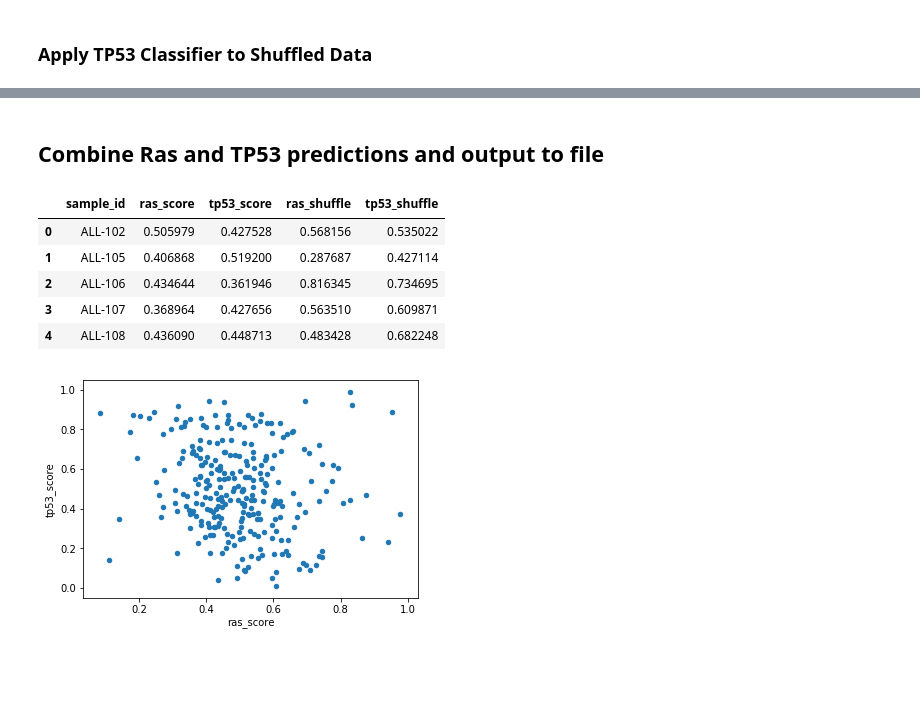
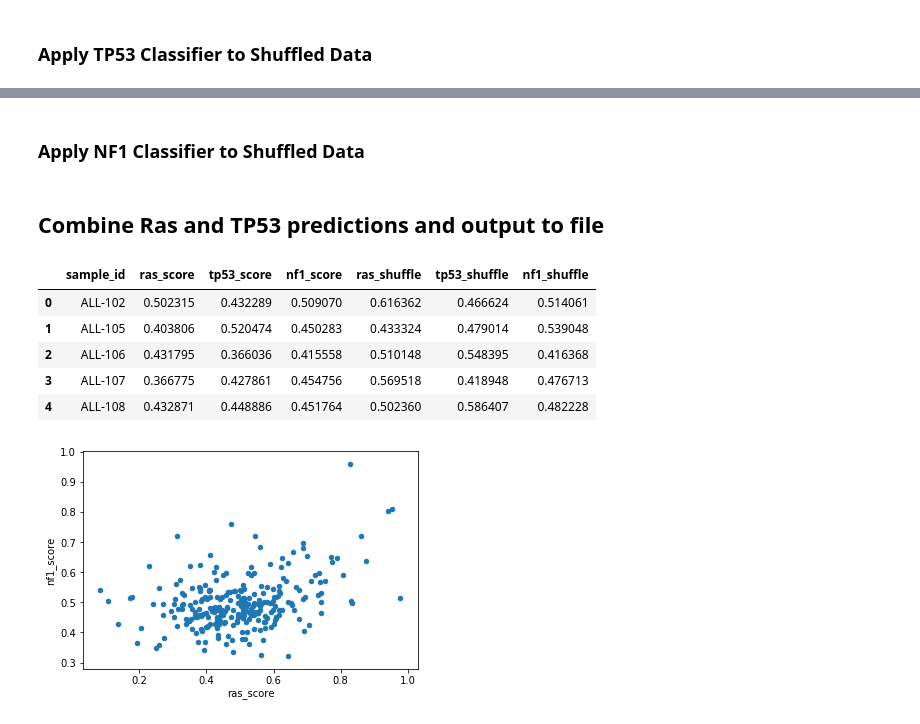
Before and after one commit to marislab/pdx-classification, a Jupyter notebook: 1A.apply-classifier-pdx.ipynb, the cells around one changed output, grey strips where cells are left out. Cells and saved outputs as stored; diff of their text form; code cells hidden in the pictures; blank space fills up the shorter version.

Commit message:
Add NF1 classifier to notebook
Add results folder, add all results to output

```diff
--- a/1A.apply-classifier-pdx.ipynb
+++ b/1A.apply-classifier-pdx.ipynb
@@ -208,0 +217,8 @@ tp53_shuffle_scores_df, tp53_shuffle_common_genes_df, tp53_shuffle_missing_genes
+# %%
+# Load NF1 Classifier
+file = os.path.join('data', 'nf1_classifier_coefficients.tsv')
+nf1_coef_df = pd.read_table(file, index_col=0)
+nf1_coef_df = nf1_coef_df.query('abs_val > 0')
+
+print(nf1_coef_df.shape)
+nf1_coef_df.head()
@@ -208,0 +233,5 @@ tp53_shuffle_scores_df, tp53_shuffle_common_genes_df, tp53_shuffle_missing_genes
+# %%
+# Apply the NF1 classifier to the input RNAseq matrix
+nf1_scores_df, nf1_common_genes_df, nf1_missing_genes_df = (
+    apply_classifier(coef_df=nf1_coef_df, rnaseq_df=exprs_scaled_df)
+)
@@ -209,22 +258,29 @@ tp53_shuffle_scores_df, tp53_shuffle_common_genes_df, tp53_shuffle_missing_genes
+# %% [markdown]
+### Apply NF1 Classifier to Shuffled Data
+# %%
+# Apply the NF1 classifier to the input RNAseq matrix
+nf1_shuffle_scores_df, nf1_shuffle_common_genes_df, nf1_shuffle_missing_genes_df = (
+    apply_classifier(coef_df=nf1_coef_df, rnaseq_df=exprs_shuffled_df)
+)
 # %% [markdown]
 ## Combine Ras and TP53 predictions and output to file
 # %%
-results_list = [ras_scores_df.T, tp53_scores_df.T, ras_shuffle_scores_df.T, tp53_shuffle_scores_df.T]
+results_list = [ras_scores_df.T, tp53_scores_df.T, nf1_scores_df.T, ras_shuffle_scores_df.T, tp53_shuffle_scores_df.T, nf1_shuffle_scores_df.T]
 all_results = pd.concat(results_list, axis='columns').reset_index()
-all_results.columns = ['sample_id', 'ras_score', 'tp53_score', 'ras_shuffle', 'tp53_shuffle']
+all_results.columns = ['sample_id', 'ras_score', 'tp53_score', 'nf1_score', 'ras_shuffle', 'tp53_shuffle', 'nf1_shuffle']
 
-file = os.path.join('results', 'pdx_classifier_scores.tsv')
+file = os.path.join('results', 'classifier_scores.tsv')
 all_results.to_csv(file, sep='\t', index=False)
 
 all_results.head()
 # %% [output]
-|  | sample_id | ras_score | tp53_score | ras_shuffle | tp53_shuffle |
-| 0 | ALL-102 | 0.505979 | 0.427528 | 0.568156 | 0.535022 |
-| 1 | ALL-105 | 0.406868 | 0.519200 | 0.287687 | 0.427114 |
-| 2 | ALL-106 | 0.434644 | 0.361946 | 0.816345 | 0.734695 |
-| 3 | ALL-107 | 0.368964 | 0.427656 | 0.563510 | 0.609871 |
-| 4 | ALL-108 | 0.436090 | 0.448713 | 0.483428 | 0.682248 |
+|  | sample_id | ras_score | tp53_score | nf1_score | ras_shuffle | tp53_shuffle | nf1_shuffle |
+| 0 | ALL-102 | 0.502315 | 0.432289 | 0.509070 | 0.616362 | 0.466624 | 0.514061 |
+| 1 | ALL-105 | 0.403806 | 0.520474 | 0.450283 | 0.433324 | 0.479014 | 0.539048 |
+| 2 | ALL-106 | 0.431795 | 0.366036 | 0.415558 | 0.510148 | 0.548395 | 0.416368 |
+| 3 | ALL-107 | 0.366775 | 0.427861 | 0.454756 | 0.569518 | 0.418948 | 0.476713 |
+| 4 | ALL-108 | 0.432871 | 0.448886 | 0.451764 | 0.502360 | 0.586407 | 0.482228 |
 # %%
-all_results.plot(kind='scatter', x='ras_score', y='tp53_score');
+all_results.plot(kind='scatter', x='ras_score', y='nf1_score');
 # %% [output]
-[figure, old version]
+[figure, new version]
```
Also changed, not shown: parts of 11 cells of this notebook.
